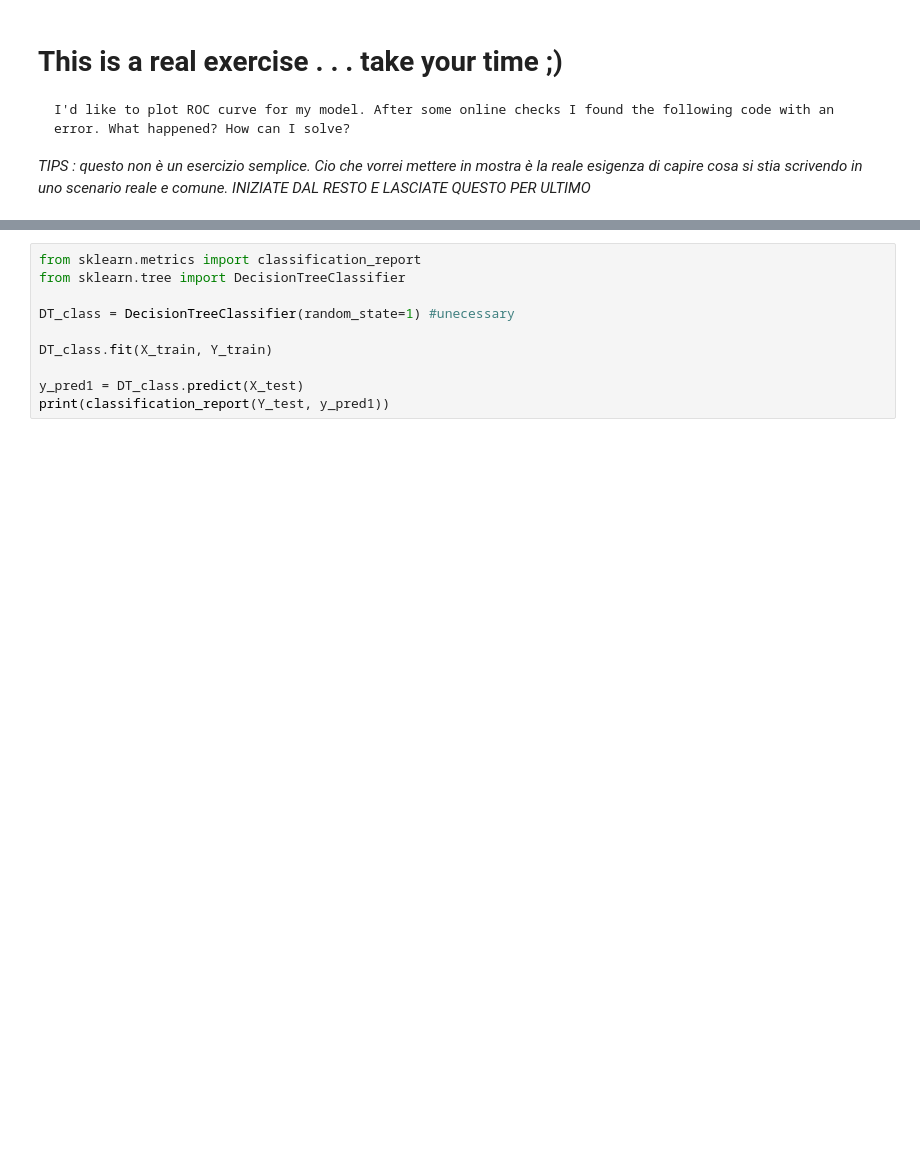
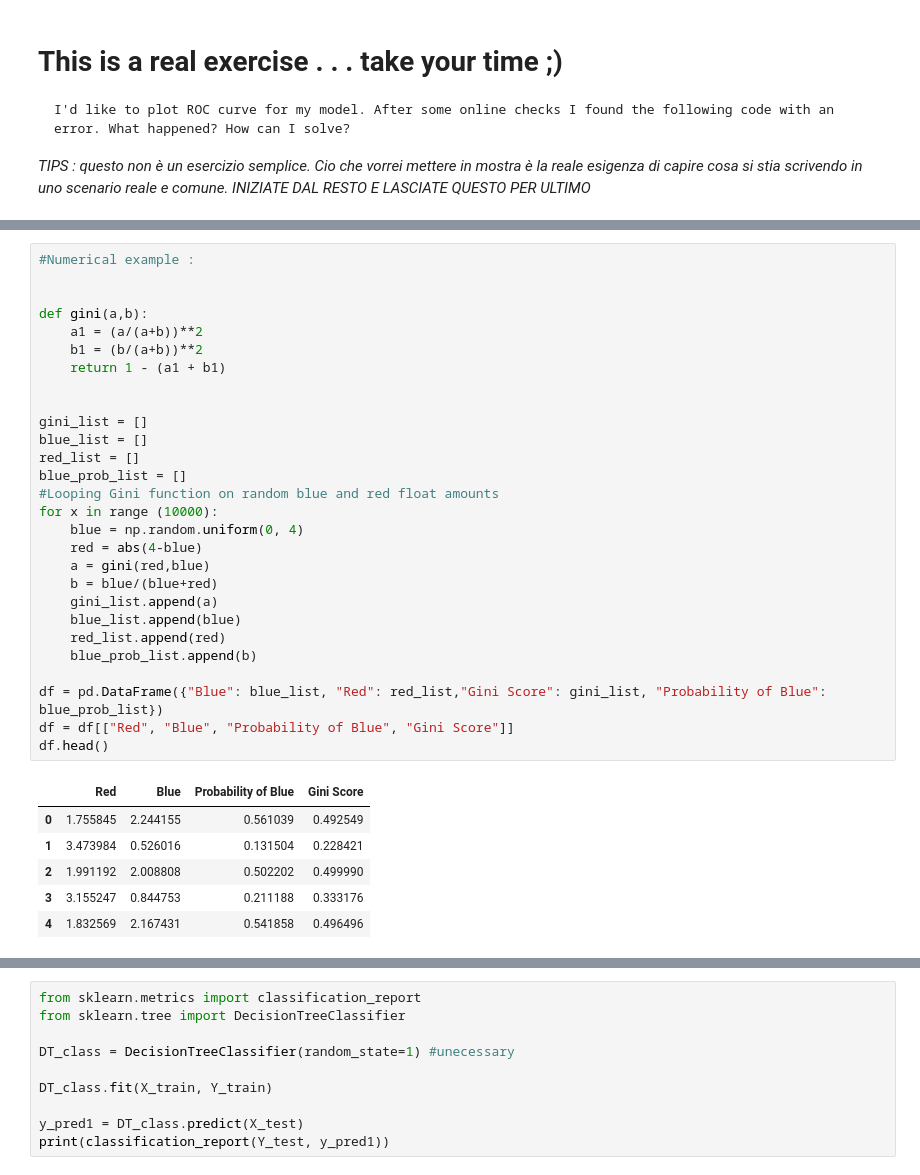
Before and after one commit to matteoalberti/Lectures_introML_Experis2020, a Jupyter notebook: Day2.ipynb, the cells around one changed output, grey strips where cells are left out. Cells and saved outputs as stored; diff of their text form; blank space fills up the shorter version.

```diff
--- a/Day2.ipynb
+++ b/Day2.ipynb
@@ -394,0 +442,35 @@ Classification and Regression Trees or CART for short is a term introduced by Le
+# %%
+#Numerical example :
+
+
+def gini(a,b):
+    a1 = (a/(a+b))**2
+    b1 = (b/(a+b))**2
+    return 1 - (a1 + b1)
+
+
+gini_list = []
+blue_list = []
+red_list = []
+blue_prob_list = []
+#Looping Gini function on random blue and red float amounts
+for x in range (10000):
+    blue = np.random.uniform(0, 4)
+    red = abs(4-blue)
+    a = gini(red,blue)
+    b = blue/(blue+red)
+    gini_list.append(a)
+    blue_list.append(blue)
+    red_list.append(red)
+    blue_prob_list.append(b)
+
+df = pd.DataFrame({"Blue": blue_list, "Red": red_list,"Gini Score": gini_list, "Probability of Blue": blue_prob_list})
+df = df[["Red", "Blue", "Probability of Blue", "Gini Score"]]
+df.head()
+# %% [output]
+|  | Red | Blue | Probability of Blue | Gini Score |
+| 0 | 1.755845 | 2.244155 | 0.561039 | 0.492549 |
+| 1 | 3.473984 | 0.526016 | 0.131504 | 0.228421 |
+| 2 | 1.991192 | 2.008808 | 0.502202 | 0.499990 |
+| 3 | 3.155247 | 0.844753 | 0.211188 | 0.333176 |
+| 4 | 1.832569 | 2.167431 | 0.541858 | 0.496496 |
```
Also changed, not shown: parts of 52 cells of this notebook.
